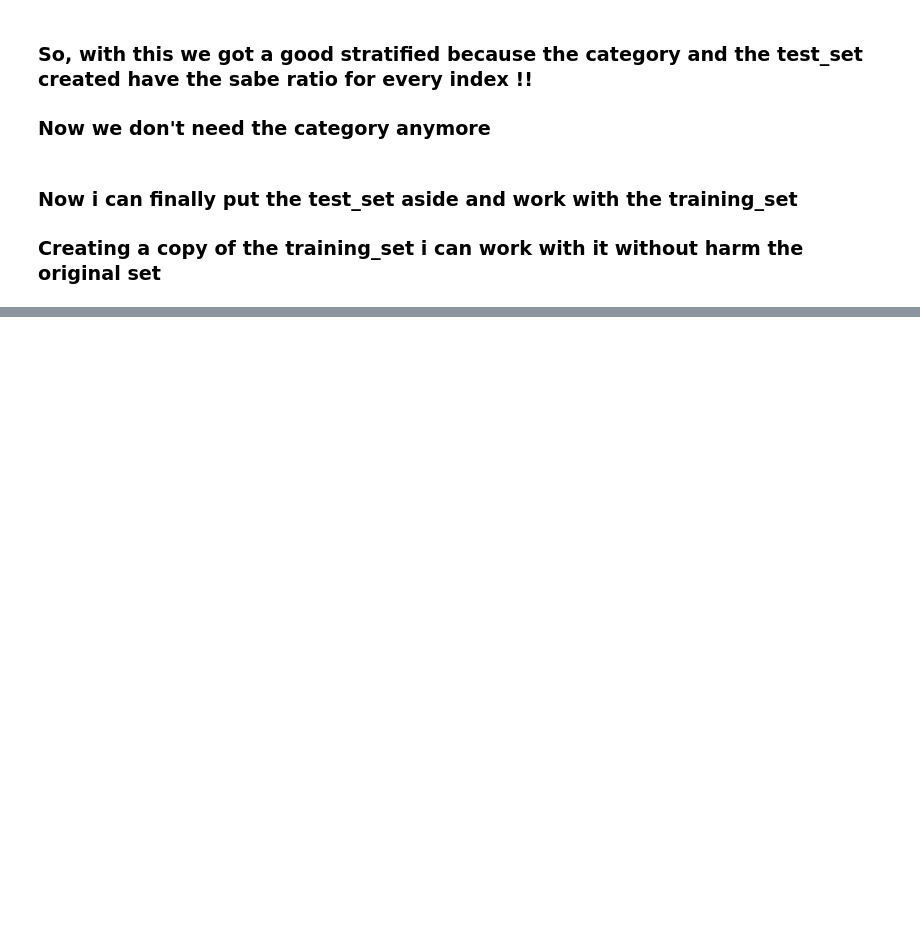
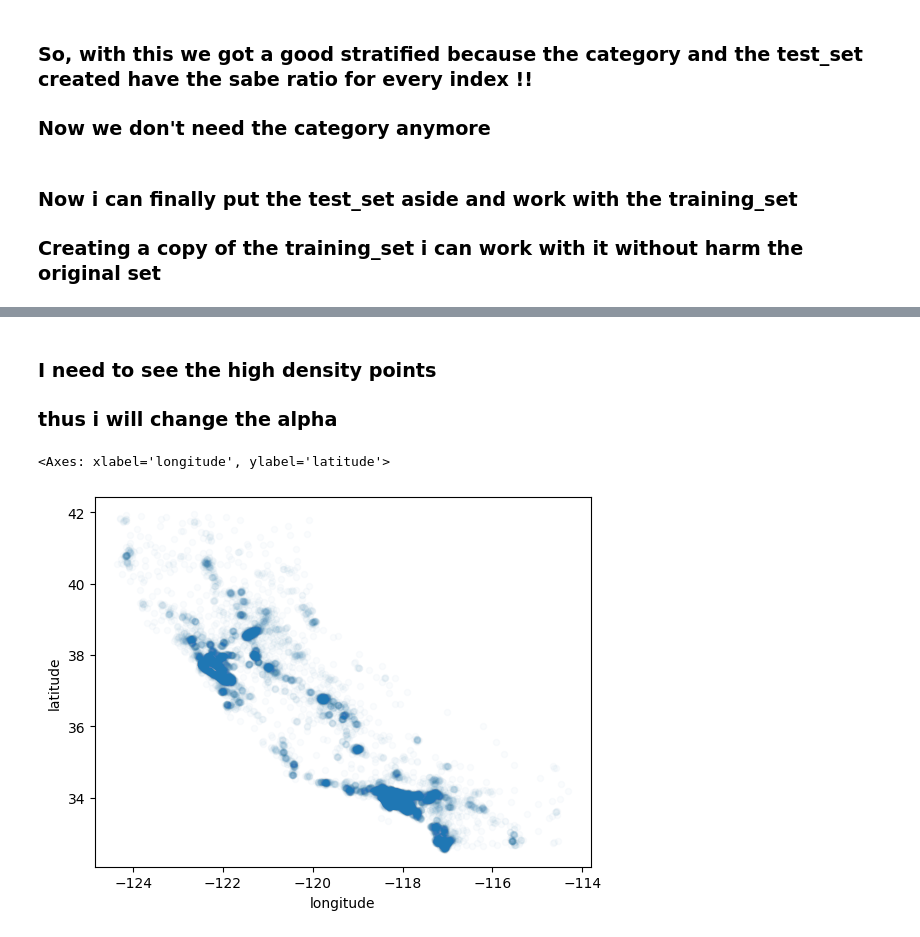
Before and after one commit to victorhrls/Housing, a Jupyter notebook: housing.ipynb, the cells around one changed output, grey strips where cells are left out. Drawn from its saved outputs; the diff is of its cells as text; code cells hidden in the pictures; blank space fills up the shorter version.

```diff
--- a/housing.ipynb
+++ b/housing.ipynb
@@ -233,0 +244,12 @@ for set_ in (strat_train_set, strat_test_set):
+# %% [markdown]
+### I need to see the high density points
+
+### thus i will change the alpha
+# %%
+housing.plot(kind='scatter', x='longitude' , y = 'latitude', alpha = 0.02)
+
+
+### This gives a much better representation of the area
+# %% [output]
+<Axes: xlabel='longitude', ylabel='latitude'>
+[figure, added]
```
Also changed, not shown: parts of 23 cells of this notebook.
